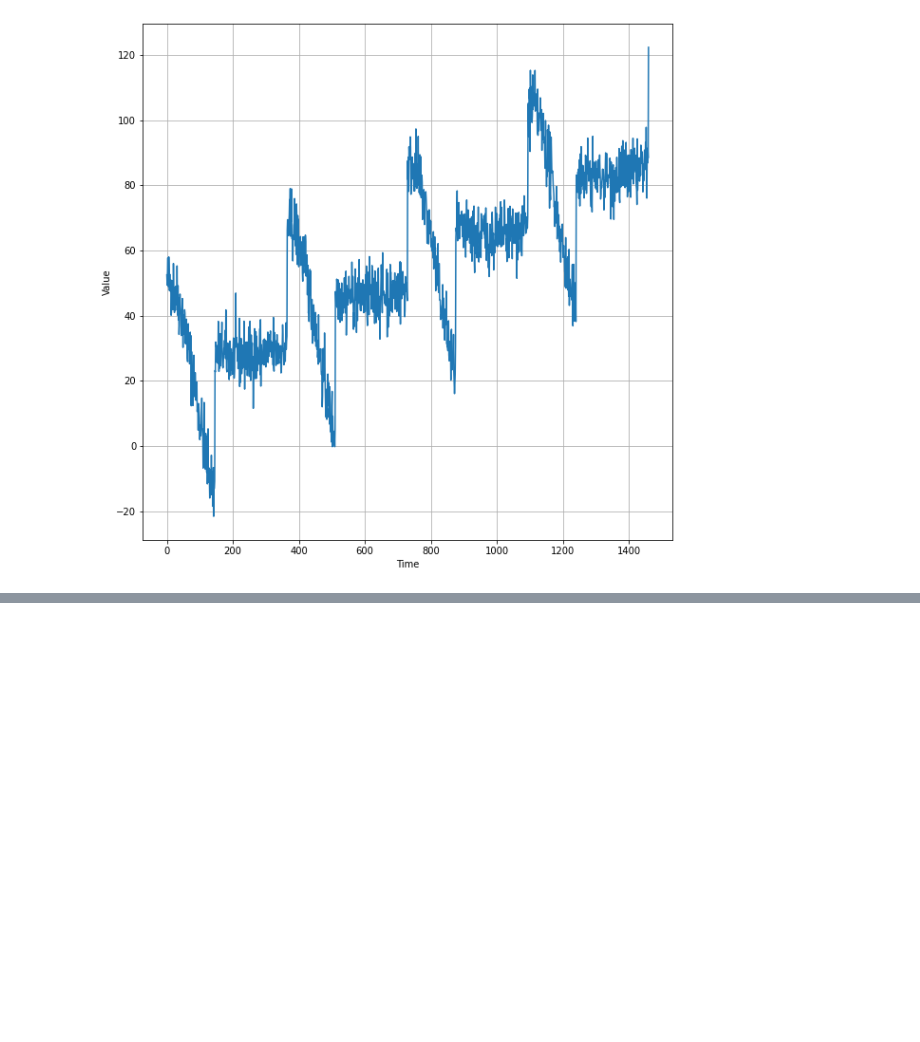
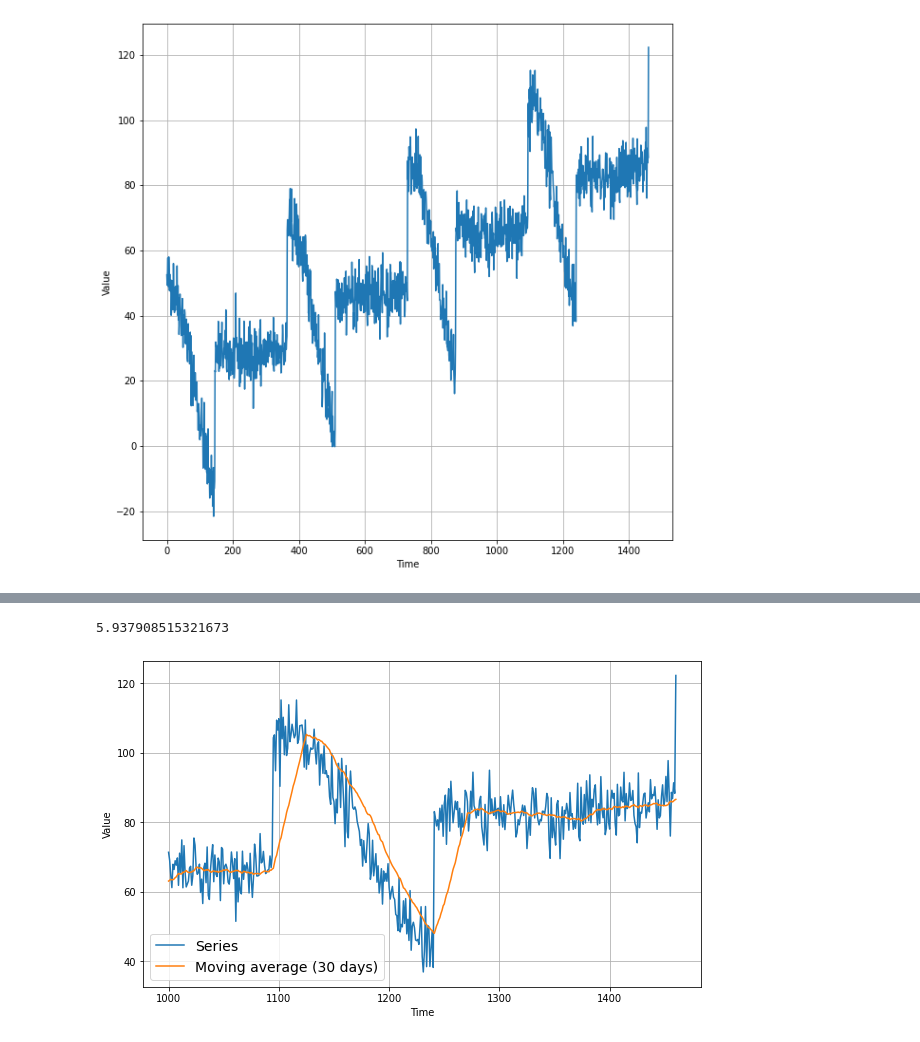
Before and after one commit to rainmaker29/Introduction-to-Tensorflow, a Jupyter notebook: naive_and_moving_average_forecast.ipynb, the cells around one changed output, grey strips where cells are left out. Drawn from its saved outputs; the diff is of its cells as text; code cells hidden in the pictures; blank space fills up the shorter version.

```diff
--- a/naive_and_moving_average_forecast.ipynb
+++ b/naive_and_moving_average_forecast.ipynb
@@ -61,0 +72,29 @@ x_valid = series[split_time:]
+# %%
+keras.metrics.mean_absolute_error(x_valid, naive_forecast).numpy()
+# %% [output]
+5.937908515321673
+# %%
+#Moving average
+def moving_average_forecast(series, window_size):
+  """Forecasts the mean of the last few values.
+     If window_size=1, then this is equivalent to naive forecast"""
+  forecast = []
+  for time in range(len(series) - window_size):
+    forecast.append(series[time:time + window_size].mean())
+  return np.array(forecast)
+# %%
+def moving_average_forecast(series, window_size):
+  """Forecasts the mean of the last few values.
+     If window_size=1, then this is equivalent to naive forecast
+     This implementation is *much* faster than the previous one"""
+  mov = np.cumsum(series)
+  mov[window_size:] = mov[window_size:] - mov[:-window_size]
+  return mov[window_size - 1:-1] / window_size
+# %%
+moving_avg = moving_average_forecast(series, 30)[split_time - 30:]
+
+plt.figure(figsize=(10, 6))
+plot_series(time_valid, x_valid, label="Series")
+plot_series(time_valid, moving_avg, label="Moving average (30 days)")
+# %% [output]
+[figure, added]
```
Also changed, not shown: parts of 10 cells of this notebook.
